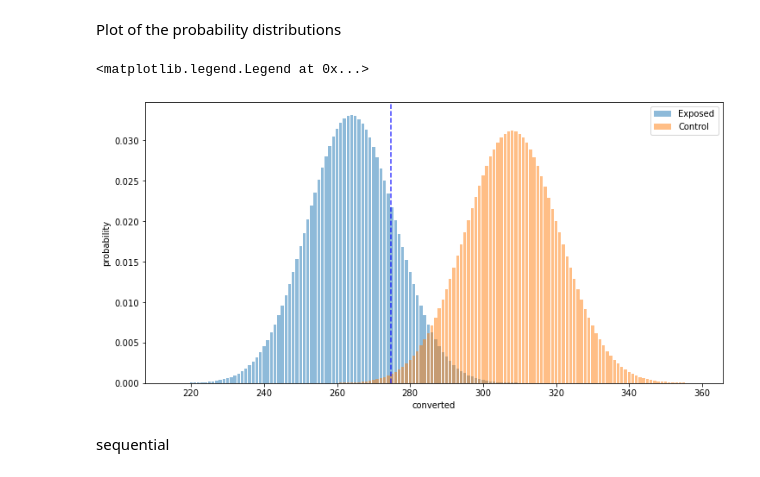
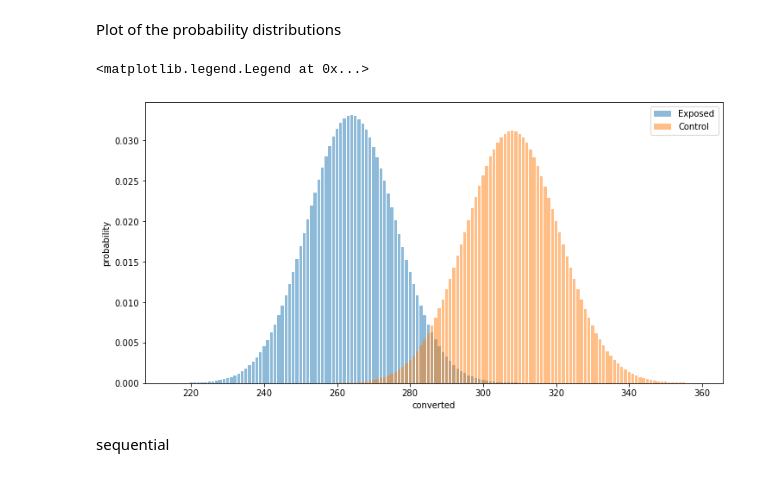
Before and after one commit to SameC137/A-B-Testing, a Jupyter notebook: A-B Testing.ipynb, the cells around one changed output. Drawn from its saved outputs; the diff is of its cells as text; code cells hidden in the pictures.

```diff
--- a/A-B Testing.ipynb
+++ b/A-B Testing.ipynb
@@ -291,27 +291,27 @@ Plot of the probability distributions
 # %%
 
 fig, ax = plt.subplots(figsize=(12,6))
 A_converted=conversion_rates.loc["control"]["converted"]
 B_converted=conversion_rates.loc["exposed"]["converted"]
 p_A=conversion_rates.loc["control"]["conversion_rate"]
 p_B=conversion_rates.loc["exposed"]["conversion_rate"]
 A_total=conversion_rates.loc["control"]["count"]
 B_total=conversion_rates.loc["exposed"]["count"]
 
 xA = np.linspace(A_converted-49, A_converted+50, 100)
 yA = stats.binom(A_total, p_A).pmf(xA)
 ax.bar(xA, yA, alpha=0.5,label="Exposed")
 xB = np.linspace(B_converted-49, B_converted+50, 100)
 yB = stats.binom(B_total, p_B).pmf(xB)
 ax.bar(xB, yB, alpha=0.5,label="Control")
-ax.axvline(x=p_B * A_total, c='blue', alpha=0.75, linestyle='--'.label="")
+# ax.axvline(x=p_B * A_total, c='blue', alpha=0.75, linestyle='--'.label="")
 plt.xlabel('converted')
 plt.ylabel('probability')
 
 plt.legend()
 # %% [output]
 <matplotlib.legend.Legend at 0x...>
-[figure, old version]
+[figure, new version]
 # %% [markdown]
 sequential
 # %% [markdown]
```
Also changed, not shown: parts of 4 cells of this notebook, 1 other file.
